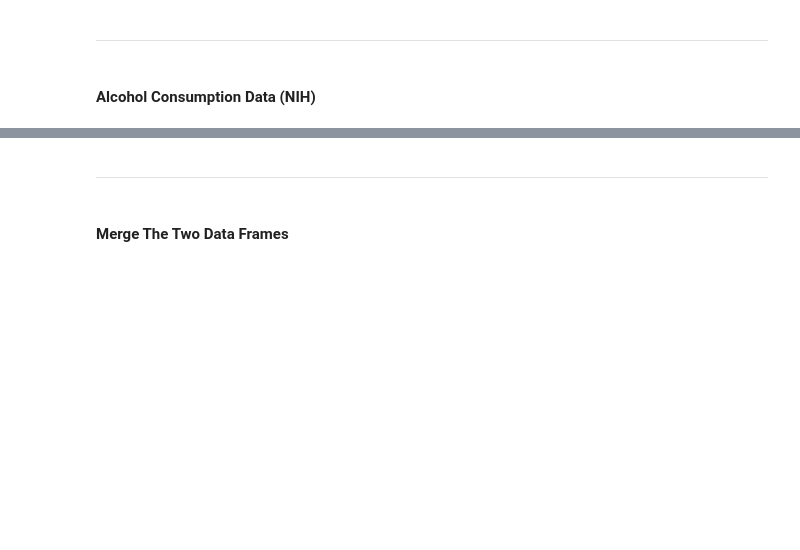
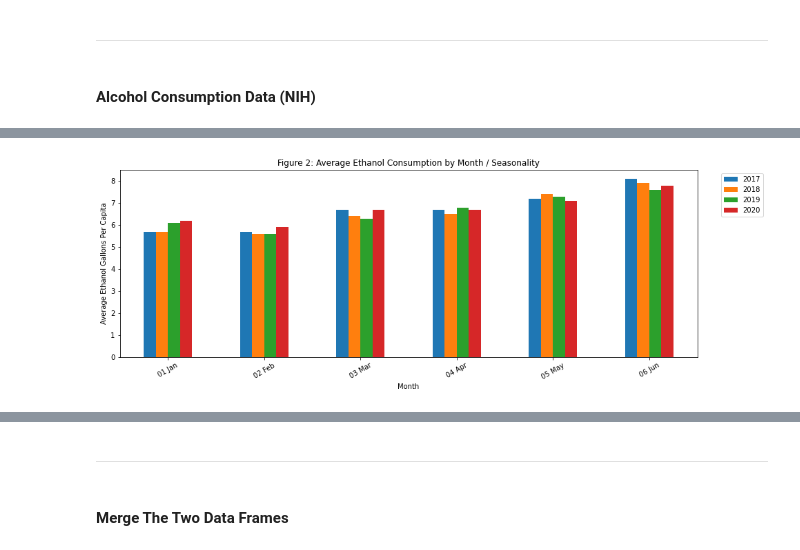
Before and after one commit to zach-18/Project_1_Group_3, a Jupyter notebook: Data Cleanup Notebook.ipynb, the cells around one changed output, grey strips where cells are left out. Drawn from its saved outputs; the diff is of its cells as text; code cells hidden in the pictures; blank space fills up the shorter version.

```diff
--- a/Data Cleanup Notebook.ipynb
+++ b/Data Cleanup Notebook.ipynb
@@ -287,0 +328,11 @@ ______________
+# %%
+season_df["Year"].unique().tolist()
+for y in season_df["Year"].unique().tolist():
+    season_df[y] = season_df.loc[ season_df["Year"]== y ,'PerCapita']
+
+plot_df =season_df.copy(deep=True)
+plot_df = plot_df.drop(columns=["Year","PerCapita"]).set_index("Month").round(1)
+plot_df = pd.DataFrame({ col: plot_df[col].dropna() for col in plot_df.columns})
+plot_df = plot_df.apply (pd.to_numeric, errors='coerce')
+plot_df = plot_df.dropna()
+plot_df.head()
@@ -287,0 +346,11 @@ ______________
+# %%
+plot_df.plot(kind='bar', figsize=(15,5), align="center")
+plt.xlabel("Month")
+plt.ylabel("Average Ethanol Gallons Per Capita")
+plt.xticks(rotation=30, horizontalalignment="center")
+plt.xticks(rotation=30, horizontalalignment="center")
+plt.legend(loc='upper right', bbox_to_anchor=(1.12, 1))
+plt.title("Figure 2: Average Ethanol Consumption by Month / Seasonality")
+plt.savefig("Images/fig2.png")
+# %% [output]
+[figure, added]
```
Also changed, not shown: parts of 24 cells of this notebook, 21 other files.
